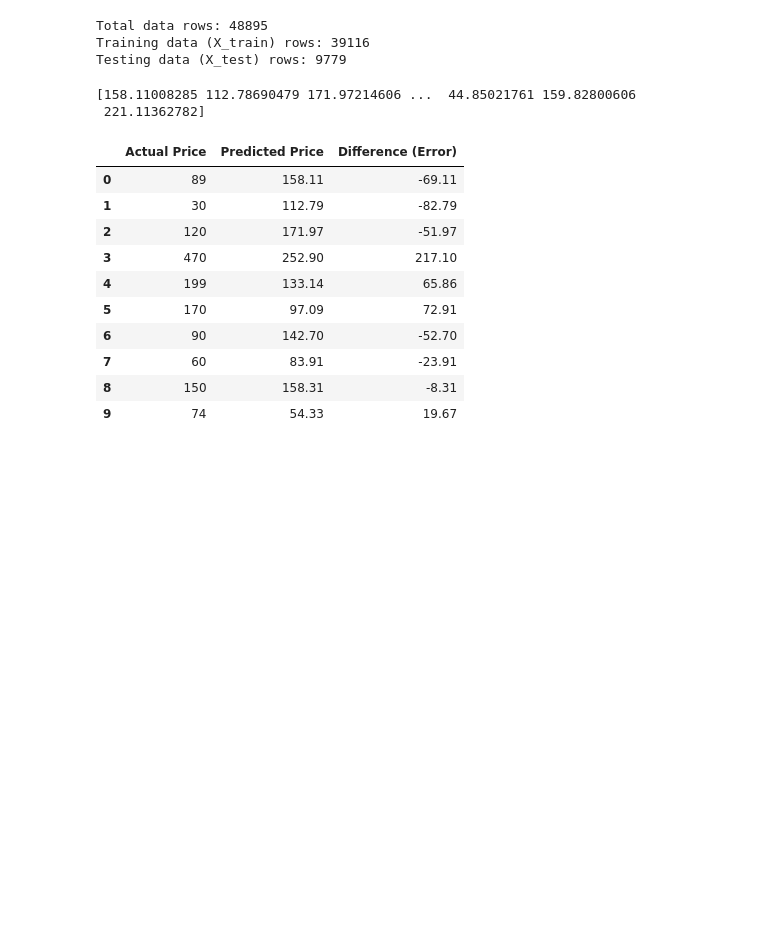
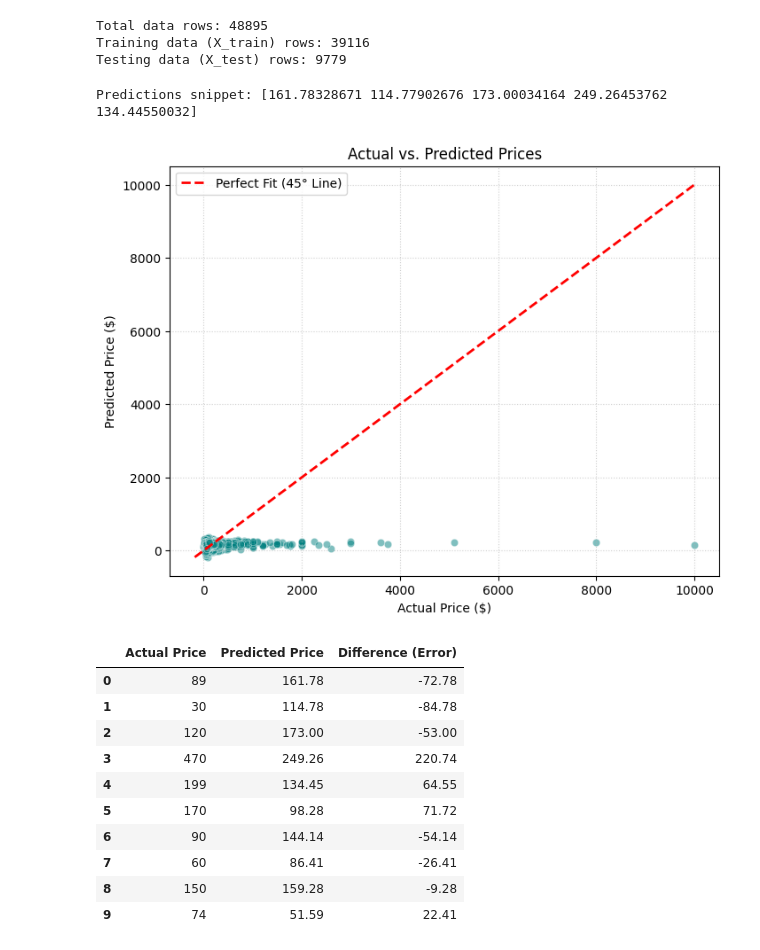
Before and after one commit to shubhamjadoun5-source/basic_project, a Jupyter notebook: project2unlox.ipynb, the cells around one changed output. Saved outputs shown, nothing was run; the diff lists cells and outputs as text; code cells hidden in the pictures; blank space fills up the shorter version.

```diff
--- a/project2unlox.ipynb
+++ b/project2unlox.ipynb
@@ -121,45 +304,53 @@ Total data rows: 48895
 Training data (X_train) rows: 39116
 Testing data (X_test) rows: 9779
 # %%
+# 7. Train the Model with cleaned numerical features (including 'reviews_per_month')
 from sklearn.linear_model import LinearRegression
 
-# Keep only numeric columns for modeling
-numeric_cols = ['minimum_nights', 'number_of_reviews', 'calculated_host_listings_count', 'availability_365', 'latitude', 'longitude']
+# Now we can safely include 'reviews_per_month' because it is fully imputed!
+numeric_cols = ['minimum_nights', 'number_of_reviews', 'reviews_per_month', 'calculated_host_listings_count', 'availability_365', 'latitude', 'longitude']
 
-# Initialize the Linear Regression model
 model = LinearRegression()
-
-# Train the model using only the numeric features
 model.fit(X_train[numeric_cols], y_train)
 
-# Make predictions using the testing data
 predictions = model.predict(X_test[numeric_cols])
-
-# Print the predicted values
-print(predictions)
+print("Predictions snippet:", predictions[:5])
 # %% [output]
-[158.11008285 112.78690479 171.97214606 ...  44.85021761 159.82800606
- 221.11362782]
+Predictions snippet: [161.78328671 114.77902676 173.00034164 249.26453762 134.44550032]
-# %%
-# Create a DataFrame to compare actual and predicted prices
-results_df = pd.DataFrame({
-    'Actual Price': y_test.values,
-    'Predicted Price': np.round(predictions, 2),
-    'Difference (Error)': np.round(y_test.values - predictions, 2)
-})
-
-# Display the first 10 rows of the comparison table
-results_df.head(10)
-# %% [output]
-|  | Actual Price | Predicted Price | Difference (Error) |
-| 0 | 89 | 158.11 | -69.11 |
-| 1 | 30 | 112.79 | -82.79 |
-| 2 | 120 | 171.97 | -51.97 |
-| 3 | 470 | 252.90 | 217.10 |
-| 4 | 199 | 133.14 | 65.86 |
-| 5 | 170 | 97.09 | 72.91 |
-| 6 | 90 | 142.70 | -52.70 |
-| 7 | 60 | 83.91 | -23.91 |
-| 8 | 150 | 158.31 | -8.31 |
-| 9 | 74 | 54.33 | 19.67 |
+# %%
+# 9. Plot Actual vs Predicted prices with a 45-degree line
+results_df = pd.DataFrame({
+    'Actual Price': y_test.values,
+    'Predicted Price': np.round(predictions, 2),
+    'Difference (Error)': np.round(y_test.values - predictions, 2)
+})
+
+plt.figure(figsize=(8, 6))
+sns.scatterplot(x=y_test.values, y=predictions, alpha=0.5, color='teal')
+
+max_val = max(max(y_test.values), max(predictions))
+min_val = min(min(y_test.values), min(predictions))
+plt.plot([min_val, max_val], [min_val, max_val], color='red', linestyle='--', linewidth=2, label='Perfect Fit (45° Line)')
+
+plt.xlabel('Actual Price ($)')
+plt.ylabel('Predicted Price ($)')
+plt.title('Actual vs. Predicted Prices')
+plt.legend()
+plt.grid(True, linestyle=':', alpha=0.6)
+plt.show()
+
+display(results_df.head(10))
+# %% [output]
+[figure, added]
+|  | Actual Price | Predicted Price | Difference (Error) |
+| 0 | 89 | 161.78 | -72.78 |
+| 1 | 30 | 114.78 | -84.78 |
+| 2 | 120 | 173.00 | -53.00 |
+| 3 | 470 | 249.26 | 220.74 |
+| 4 | 199 | 134.45 | 64.55 |
+| 5 | 170 | 98.28 | 71.72 |
+| 6 | 90 | 144.14 | -54.14 |
+| 7 | 60 | 86.41 | -26.41 |
+| 8 | 150 | 159.28 | -9.28 |
+| 9 | 74 | 51.59 | 22.41 |
 # %%
```
Also changed, not shown: parts of 29 cells of this notebook.
